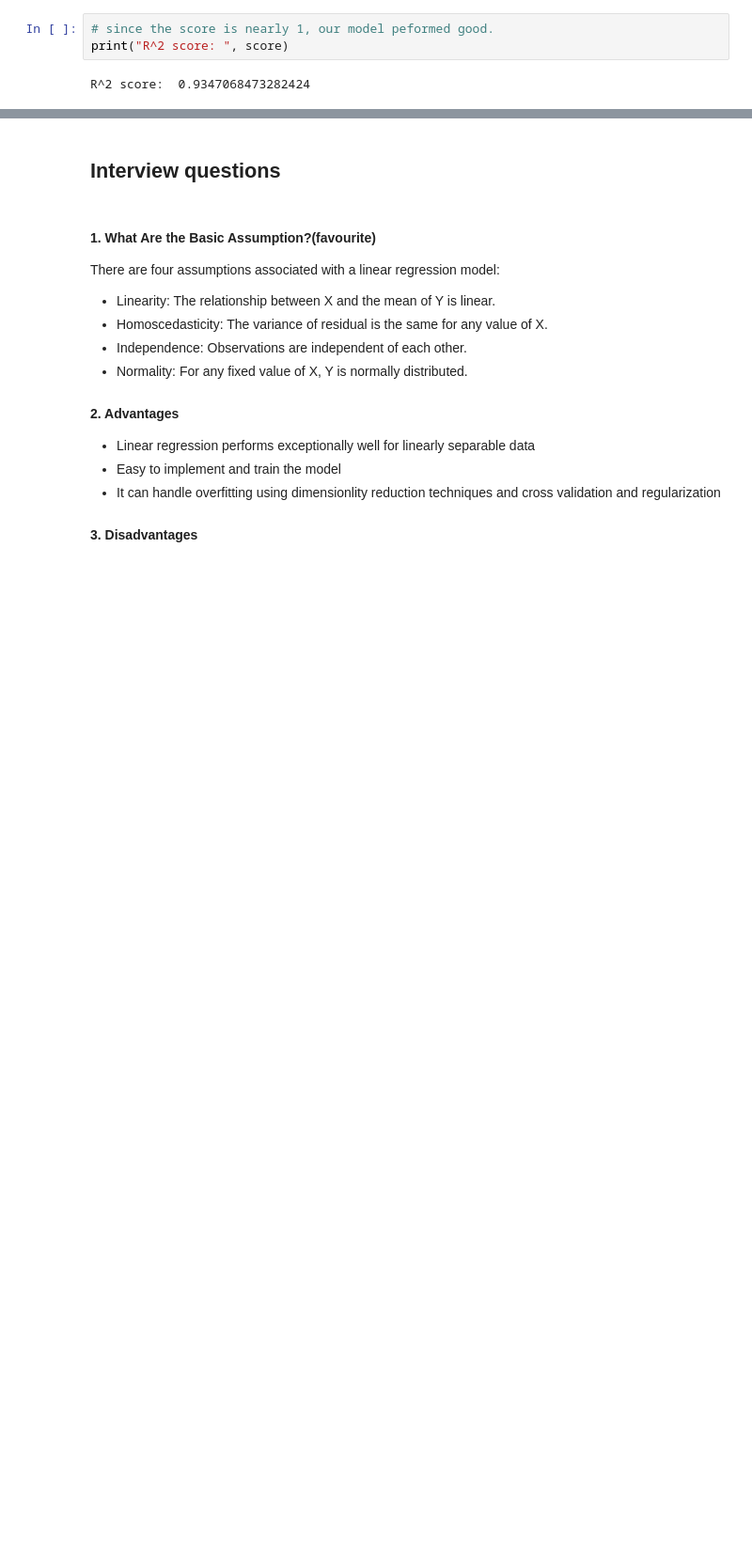
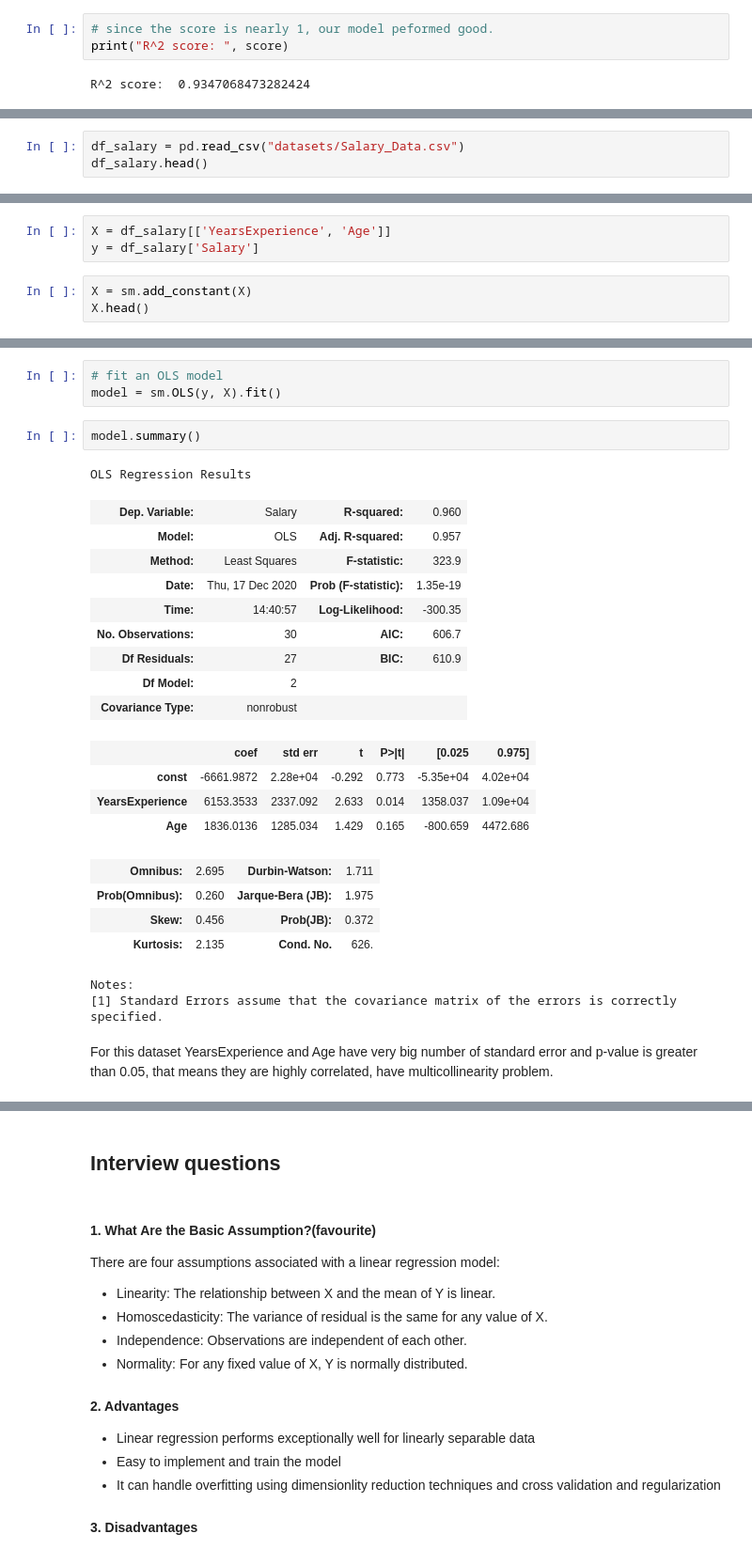
Before and after one commit to tigju/Machine-Learning-Algorithms, a Jupyter notebook: linear_regression.ipynb, the cells around one changed output, grey strips where cells are left out. Shown: that part at 94% size. Cells and saved outputs as stored; diff of their text form; blank space fills up the shorter version.

```diff
--- a/linear_regression.ipynb
+++ b/linear_regression.ipynb
@@ -266,0 +352,3 @@ R^2 score:  0.9347068473282424
+# %%
+df_salary = pd.read_csv("datasets/Salary_Data.csv")
+df_salary.head()
@@ -266,0 +362,6 @@ R^2 score:  0.9347068473282424
+# %%
+X = df_salary[['YearsExperience', 'Age']]
+y = df_salary['Salary']
+# %%
+X = sm.add_constant(X)
+X.head()
@@ -266,0 +375,28 @@ R^2 score:  0.9347068473282424
+# %%
+# fit an OLS model
+model = sm.OLS(y, X).fit()
+# %%
+model.summary()
+# %% [output]
+OLS Regression Results
+| Dep. Variable: | Salary | R-squared: | 0.960 |
+| Model: | OLS | Adj. R-squared: | 0.957 |
+| Method: | Least Squares | F-statistic: | 323.9 |
+| Date: | Thu, 17 Dec 2020 | Prob (F-statistic): | 1.35e-19 |
+| Time: | 14:40:57 | Log-Likelihood: | -300.35 |
+| No. Observations: | 30 | AIC: | 606.7 |
+| Df Residuals: | 27 | BIC: | 610.9 |
+| Df Model: | 2 |  |  |
+| Covariance Type: | nonrobust |  |  |
+|  | coef | std err | t | P>|t| | [0.025 | 0.975] |
+| const | -6661.9872 | 2.28e+04 | -0.292 | 0.773 | -5.35e+04 | 4.02e+04 |
+| YearsExperience | 6153.3533 | 2337.092 | 2.633 | 0.014 | 1358.037 | 1.09e+04 |
+| Age | 1836.0136 | 1285.034 | 1.429 | 0.165 | -800.659 | 4472.686 |
+| Omnibus: | 2.695 | Durbin-Watson: | 1.711 |
+| Prob(Omnibus): | 0.260 | Jarque-Bera (JB): | 1.975 |
+| Skew: | 0.456 | Prob(JB): | 0.372 |
+| Kurtosis: | 2.135 | Cond. No. | 626. |
+Notes:
+[1] Standard Errors assume that the covariance matrix of the errors is correctly specified.
+# %% [markdown]
+For this dataset YearsExperience and Age have very big number of standard error and p-value is greater than 0.05, that means they are highly correlated, have multicollinearity problem.
```
Also changed, not shown: parts of 16 cells of this notebook, 2 other files.
